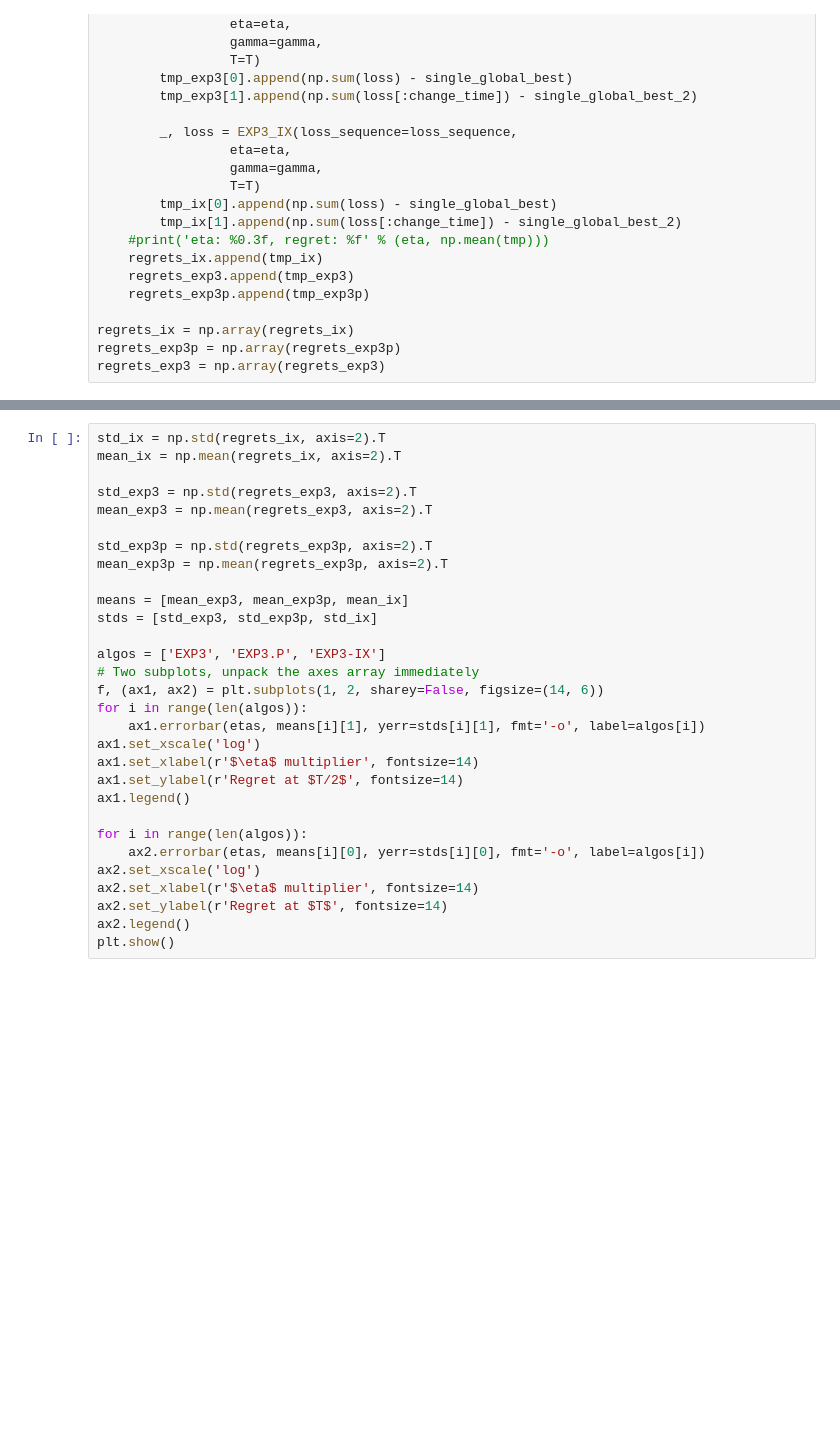
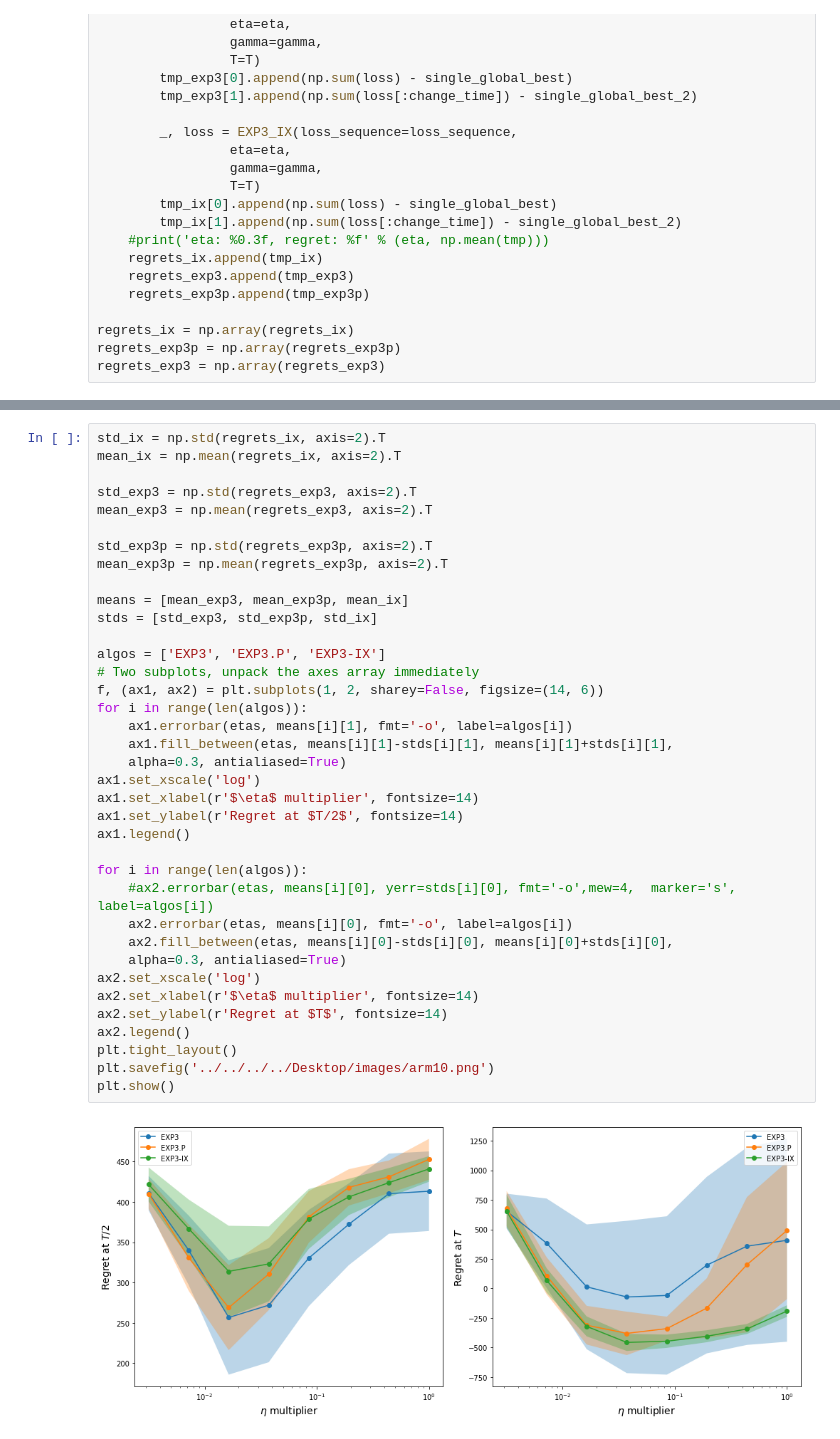
Before and after one commit to sqgff/reinforcement-learning, a Jupyter notebook: multi-armed-bandits/Test2.ipynb, the cells around one changed output, grey strips where cells are left out. Cells and saved outputs as stored; diff of their text form; blank space fills up the shorter version.

```diff
--- a/multi-armed-bandits/Test2.ipynb
+++ b/multi-armed-bandits/Test2.ipynb
@@ -173,30 +213,39 @@ regrets_exp3 = np.array(regrets_exp3)
 # %%
 std_ix = np.std(regrets_ix, axis=2).T
 mean_ix = np.mean(regrets_ix, axis=2).T
 
 std_exp3 = np.std(regrets_exp3, axis=2).T
 mean_exp3 = np.mean(regrets_exp3, axis=2).T
 
 std_exp3p = np.std(regrets_exp3p, axis=2).T
 mean_exp3p = np.mean(regrets_exp3p, axis=2).T
 
 means = [mean_exp3, mean_exp3p, mean_ix]
 stds = [std_exp3, std_exp3p, std_ix]
 
 algos = ['EXP3', 'EXP3.P', 'EXP3-IX']
 # Two subplots, unpack the axes array immediately
 f, (ax1, ax2) = plt.subplots(1, 2, sharey=False, figsize=(14, 6))
 for i in range(len(algos)):
-    ax1.errorbar(etas, means[i][1], yerr=stds[i][1], fmt='-o', label=algos[i])
+    ax1.errorbar(etas, means[i][1], fmt='-o', label=algos[i])
+    ax1.fill_between(etas, means[i][1]-stds[i][1], means[i][1]+stds[i][1],
+    alpha=0.3, antialiased=True)
 ax1.set_xscale('log')
 ax1.set_xlabel(r'$\eta$ multiplier', fontsize=14)
 ax1.set_ylabel(r'Regret at $T/2$', fontsize=14)
 ax1.legend()
 
 for i in range(len(algos)):
-    ax2.errorbar(etas, means[i][0], yerr=stds[i][0], fmt='-o', label=algos[i])
+    #ax2.errorbar(etas, means[i][0], yerr=stds[i][0], fmt='-o',mew=4,  marker='s', label=algos[i])
+    ax2.errorbar(etas, means[i][0], fmt='-o', label=algos[i])
+    ax2.fill_between(etas, means[i][0]-stds[i][0], means[i][0]+stds[i][0],
+    alpha=0.3, antialiased=True)
 ax2.set_xscale('log')
 ax2.set_xlabel(r'$\eta$ multiplier', fontsize=14)
 ax2.set_ylabel(r'Regret at $T$', fontsize=14)
 ax2.legend()
+plt.tight_layout()
+plt.savefig('../../../../Desktop/images/arm10.png')
 plt.show()
+# %% [output]
+[figure, added]
```
Also changed, not shown: parts of 1 cell of this notebook.
